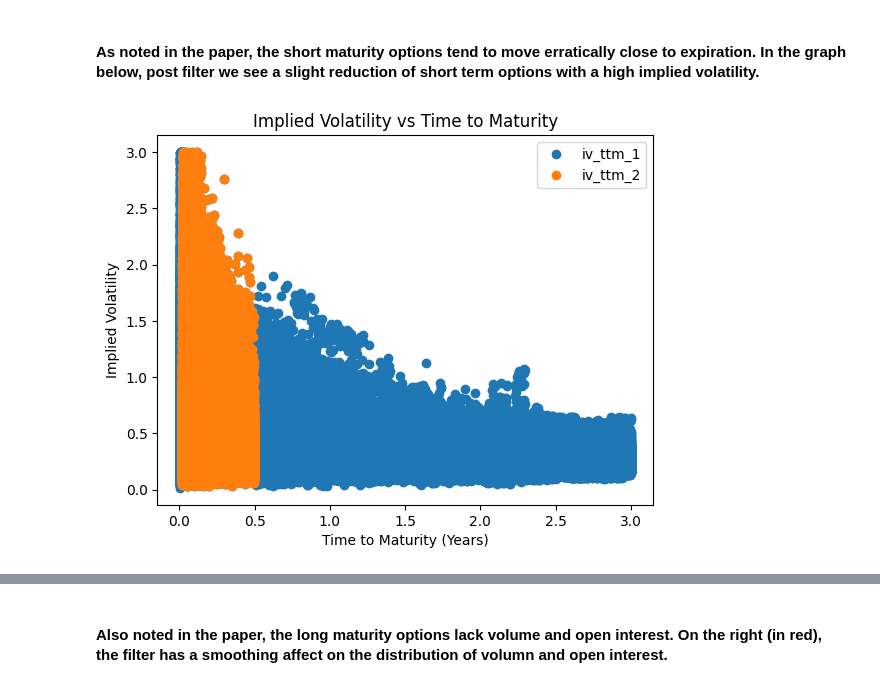
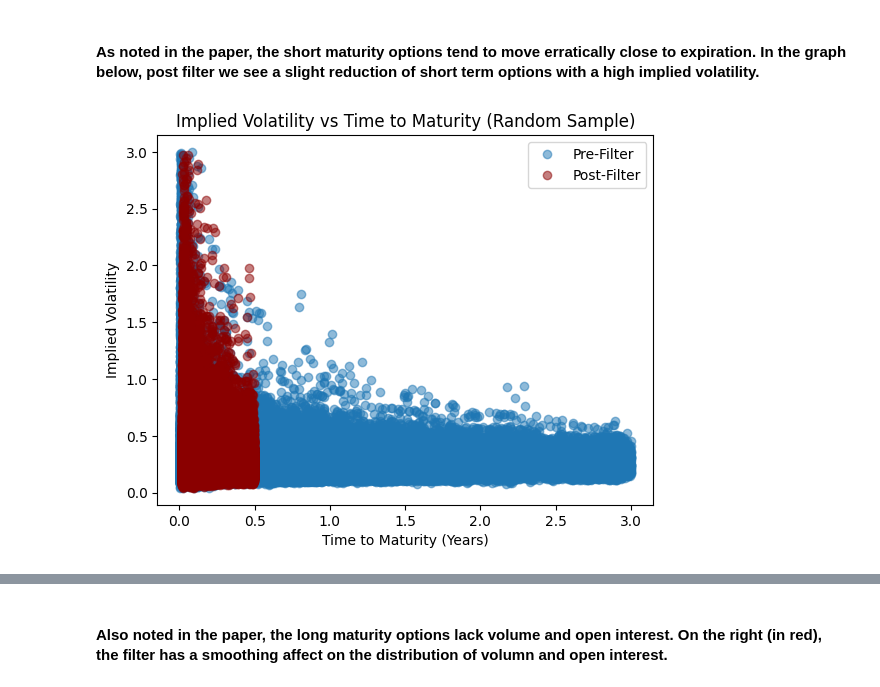
Before and after one commit to harrypandas/finm-32900_final_project, a Jupyter notebook: notebooks/02_Level02_Filters.ipynb, the cells around one changed output, grey strips where cells are left out. Drawn from its saved outputs; the diff is of its cells as text; code cells hidden in the pictures.

Commit message:
make plots go fast

```diff
--- a/notebooks/02_Level02_Filters.ipynb
+++ b/notebooks/02_Level02_Filters.ipynb
@@ -101,10 +99,14 @@ iv_ttm_2 = optm_l2_df.groupby(['time_to_maturity_yrs','impl_volatility']).size()
 # %%
-plt.plot(iv_ttm_1['time_to_maturity_yrs'], iv_ttm_1['impl_volatility'], 'o', label='iv_ttm_1')
-plt.plot(iv_ttm_2['time_to_maturity_yrs'], iv_ttm_2['impl_volatility'], 'o', label='iv_ttm_2')
+sample_size = 200000  # Adjust as needed
+sample_ind_l1 = random.sample(range(len(optm_l1_df)), min(sample_size, len(optm_l1_df)))
+sample_ind_l2 = random.sample(range(len(optm_l2_df)), min(sample_size, len(optm_l2_df)))
+
+plt.plot(optm_l1_df.iloc[sample_ind_l1]['time_to_maturity_yrs'], optm_l1_df.iloc[sample_ind_l1]['impl_volatility'], 'o', alpha=0.5, label='Pre-Filter')
+plt.plot(optm_l2_df.iloc[sample_ind_l2]['time_to_maturity_yrs'], optm_l2_df.iloc[sample_ind_l2]['impl_volatility'], 'o', alpha=0.5, label='Post-Filter', color='darkred')
 plt.xlabel('Time to Maturity (Years)')
 plt.ylabel('Implied Volatility')
-plt.title('Implied Volatility vs Time to Maturity')
+plt.title('Implied Volatility vs Time to Maturity (Random Sample)')
 plt.legend()
 plt.show()
 # %% [output]
-[figure, old version]
+[figure, new version]
```
Also changed, not shown: parts of 15 cells of this notebook, 1 other file.
